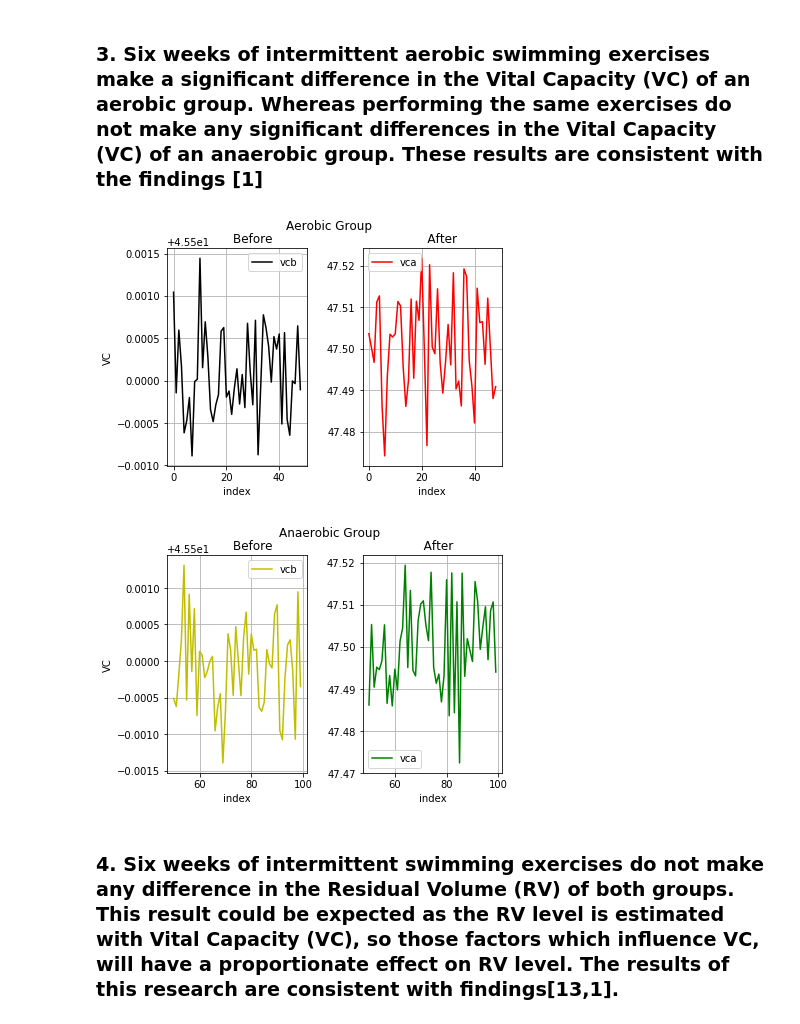
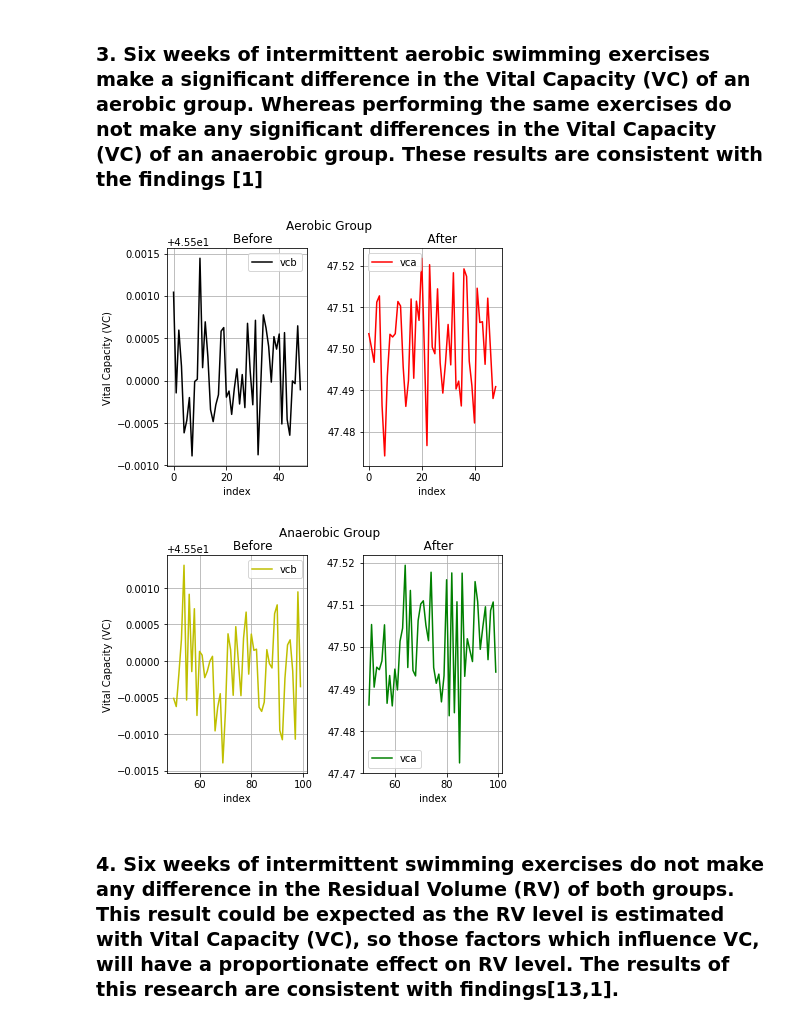
Before and after one commit to dewaledr/PDAproject, a Jupyter notebook: PDAfinalproject.ipynb, the cells around one changed output. Cells and saved outputs as stored; diff of their text form; code cells hidden in the pictures.

```diff
--- a/PDAfinalproject.ipynb
+++ b/PDAfinalproject.ipynb
@@ -280,9 +278,7 @@ plt.show()
 # %% [markdown]
 ### 3. Six weeks of intermittent aerobic swimming exercises make a significant difference in the Vital Capacity (VC) of an aerobic group. Whereas performing the same exercises do not make any significant differences in the Vital Capacity (VC) of an anaerobic group. These results are consistent with the findings [1]
 # %%
-import matplotlib.pyplot as plt
-
-# Scale data for plotting
+# Scale vc data for plotting
 vcDatab = myData['vcb']/100
 vcDataa = myData['vca']/100
 
@@ -290,7 +286,7 @@ vcDataa = myData['vca']/100
 plt.subplot(1, 2, 1)
 plt.title("        Before")
 plt.xlabel("index")
-plt.ylabel("VC")
+plt.ylabel("Vital Capacity (VC)")
 vcDatab[:49].plot(color='k')
 plt.legend()
 plt.grid()
@@ -298,36 +294,36 @@ plt.grid()
 # After - pos 2 plot2 of 2
 plt.subplot(1, 2, 2)
 plt.title("     After")
 plt.xlabel("index")
 vcDataa[:49].plot(color='r')
 plt.legend()
 plt.grid()
 plt.suptitle('Aerobic Group')
 plt.subplots_adjust(left=None, bottom=None, right=None, top=None, wspace=0.4, hspace=0.4)
 plt.show()
 
 # Before - pos 1 plot1 of 2
 plt.subplot(1, 2, 1)
 plt.title("        Before")
 plt.xlabel("index")
-plt.ylabel("VC")
+plt.ylabel("Vital Capacity (VC)")
 vcDatab[50:].plot(color='y')
 plt.legend()
 plt.grid()
 
 # After -  pos 2 plot2 of 2
 plt.subplot(1, 2, 2)
 plt.title("   After")
 plt.xlabel("index")
 vcDataa[50:].plot(color='g')
 plt.legend()
 plt.grid()
 plt.suptitle('Anaerobic Group')
 plt.subplots_adjust(left=None, bottom=None, right=None, top=None, wspace=0.4, hspace=0.4)
 plt.show()
 # %% [output]
-[figure, old version]
+[figure, new version]
-[figure, old version]
+[figure, new version]
 # %% [markdown]
 ### 4. Six weeks of intermittent swimming exercises do not make any difference in the Residual Volume (RV) of both groups. This result could be expected as the RV level is estimated with Vital Capacity (VC), so those factors which influence VC, will have a proportionate effect on RV level. The results of this research are consistent with findings[13,1].
 # %%
```
Also changed, not shown: parts of 5 cells of this notebook.
